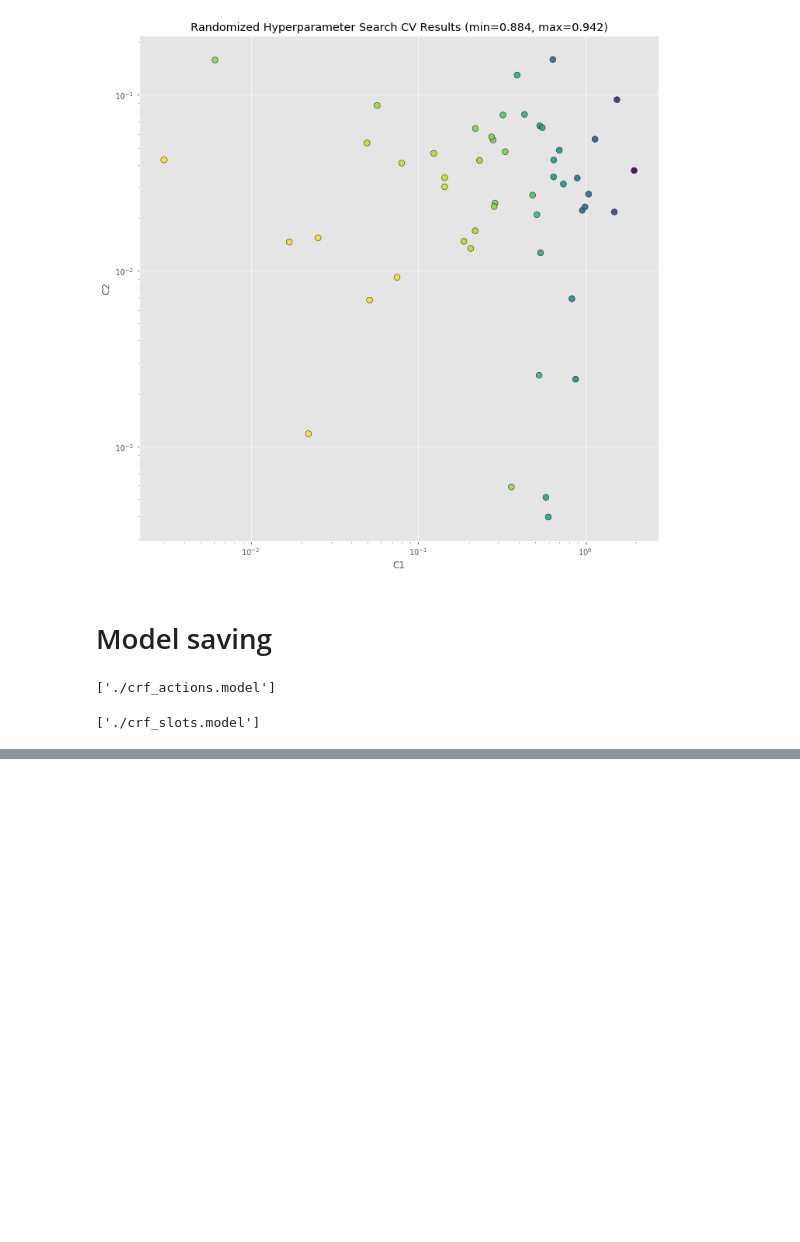
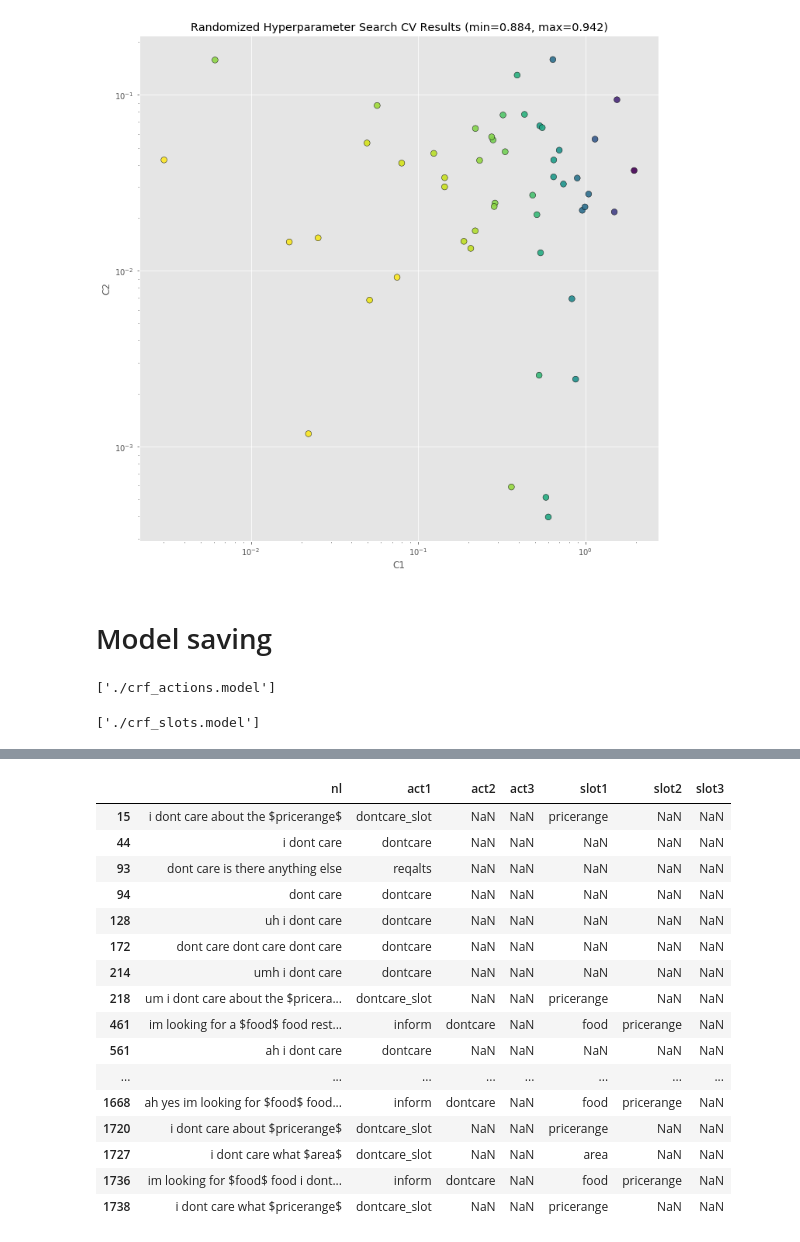
Before and after one commit to fogside/ServiceBot, a Jupyter notebook: nlu_dev/CRF.ipynb, the cells around one changed output, grey strips where cells are left out. Saved outputs shown, nothing was run; the diff lists cells and outputs as text; code cells hidden in the pictures; blank space fills up the shorter version.

```diff
--- a/nlu/CRF.ipynb
+++ b/nlu_dev/CRF.ipynb
@@ -627,0 +633,3 @@ slots_m = jb.load("./crf_slots.model")
+# %%
+data = pd.read_csv("../data/dev/usr_df_final.csv")
+data.head()
@@ -627,0 +643,21 @@ slots_m = jb.load("./crf_slots.model")
+# %%
+data_w = data[data.nl.str.contains("care")]
+data_w
+# %% [output]
+|  | nl | act1 | act2 | act3 | slot1 | slot2 | slot3 |
+| 15 | i dont care about the $pricerange$ | dontcare_slot | NaN | NaN | pricerange | NaN | NaN |
+| 44 | i dont care | dontcare | NaN | NaN | NaN | NaN | NaN |
+| 93 | dont care is there anything else | reqalts | NaN | NaN | NaN | NaN | NaN |
+| 94 | dont care | dontcare | NaN | NaN | NaN | NaN | NaN |
+| 128 | uh i dont care | dontcare | NaN | NaN | NaN | NaN | NaN |
+| 172 | dont care dont care dont care | dontcare | NaN | NaN | NaN | NaN | NaN |
+| 214 | umh i dont care | dontcare | NaN | NaN | NaN | NaN | NaN |
+| 218 | um i dont care about the $pricera... | dontcare_slot | NaN | NaN | pricerange | NaN | NaN |
+| 461 | im looking for a $food$ food rest... | inform | dontcare | NaN | food | pricerange | NaN |
+| 561 | ah i dont care | dontcare | NaN | NaN | NaN | NaN | NaN |
+| ... | ... | ... | ... | ... | ... | ... | ... |
+| 1668 | ah yes im looking for $food$ food... | inform | dontcare | NaN | food | pricerange | NaN |
+| 1720 | i dont care about $pricerange$ | dontcare_slot | NaN | NaN | pricerange | NaN | NaN |
+| 1727 | i dont care what $area$ | dontcare_slot | NaN | NaN | area | NaN | NaN |
+| 1736 | im looking for $food$ food i dont... | inform | dontcare | NaN | food | pricerange | NaN |
+| 1738 | i dont care what $pricerange$ | dontcare_slot | NaN | NaN | pricerange | NaN | NaN |
```
Also changed, not shown: parts of 14 cells of this notebook, 10 other files.
